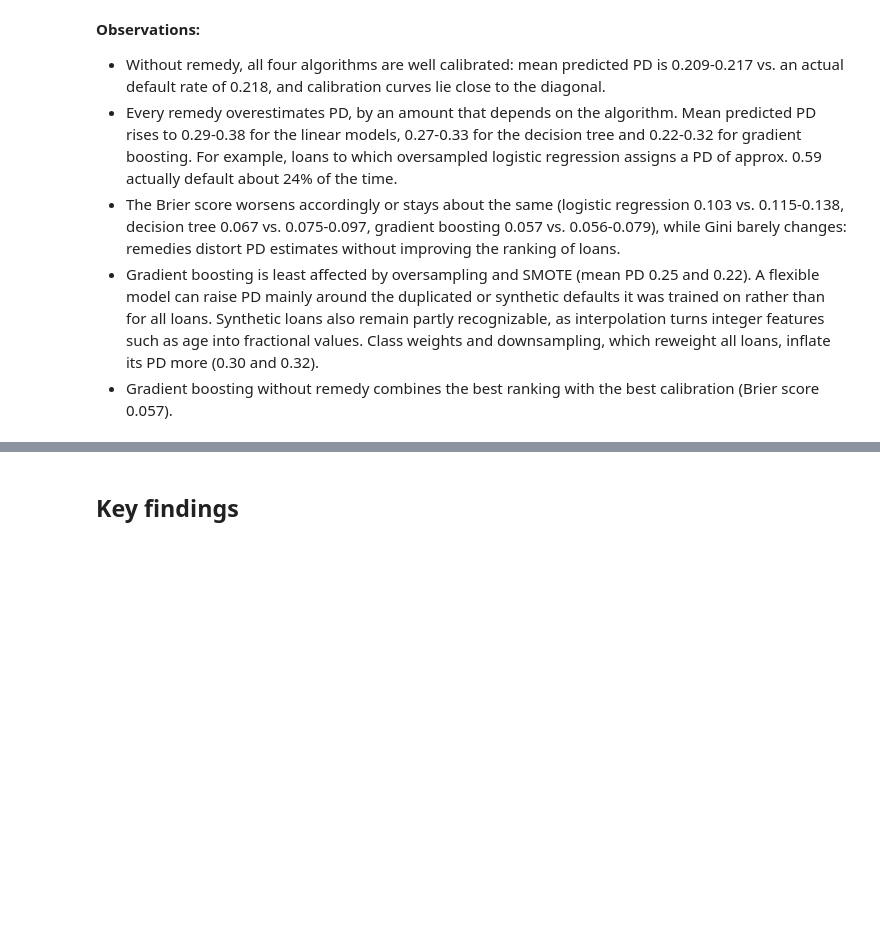
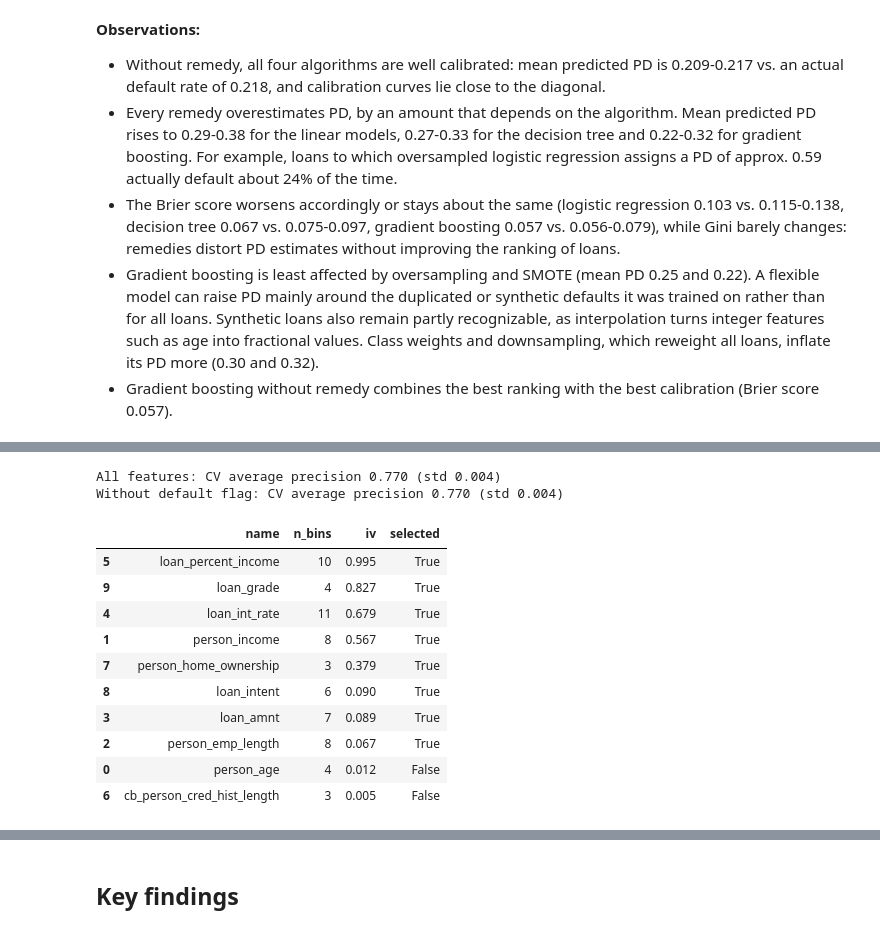
Before and after one commit to DamienMuller/Credit-default-prediction, a Jupyter notebook: Loan_prediction.ipynb, the cells around one changed output, grey strips where cells are left out. Saved outputs shown, nothing was run; the diff lists cells and outputs as text; code cells hidden in the pictures; blank space fills up the shorter version.

```diff
--- a/Loan_prediction.ipynb
+++ b/Loan_prediction.ipynb
@@ -738,0 +806,26 @@ plt.show()
+# %%
+# Cross-validated performance with and without the default flag
+scorecard_features = [f for f in all_features if f != 'cb_person_default_on_file']
+for name, features in [('All features', all_features), ('Without default flag', scorecard_features)]:
+    scores = cross_validate(build_scorecard(features), x_train, y_train, cv=cv, scoring='average_precision', n_jobs=-1)['test_score']
+    print(f'{name}: CV average precision {scores.mean():.3f} (std {scores.std():.3f})')
+# %% [output]
+All features: CV average precision 0.770 (std 0.004)
+Without default flag: CV average precision 0.770 (std 0.004)
+# %%
+# Fit the final scorecard with a tuned threshold, then show information value per feature
+scorecard_tuned = TunedThresholdClassifierCV(build_scorecard(scorecard_features), scoring='f1', cv=cv).fit(x_train, y_train)
+scorecard = scorecard_tuned.estimator_
+scorecard.binning_process_.summary()[['name', 'n_bins', 'iv', 'selected']].sort_values('iv', ascending=False)
+# %% [output]
+|  | name | n_bins | iv | selected |
+| 5 | loan_percent_income | 10 | 0.995 | True |
+| 9 | loan_grade | 4 | 0.827 | True |
+| 4 | loan_int_rate | 11 | 0.679 | True |
+| 1 | person_income | 8 | 0.567 | True |
+| 7 | person_home_ownership | 3 | 0.379 | True |
+| 8 | loan_intent | 6 | 0.090 | True |
+| 3 | loan_amnt | 7 | 0.089 | True |
+| 2 | person_emp_length | 8 | 0.067 | True |
+| 0 | person_age | 4 | 0.012 | False |
+| 6 | cb_person_cred_hist_length | 3 | 0.005 | False |
```
Also changed, not shown: parts of 10 cells of this notebook, 15 other files.
